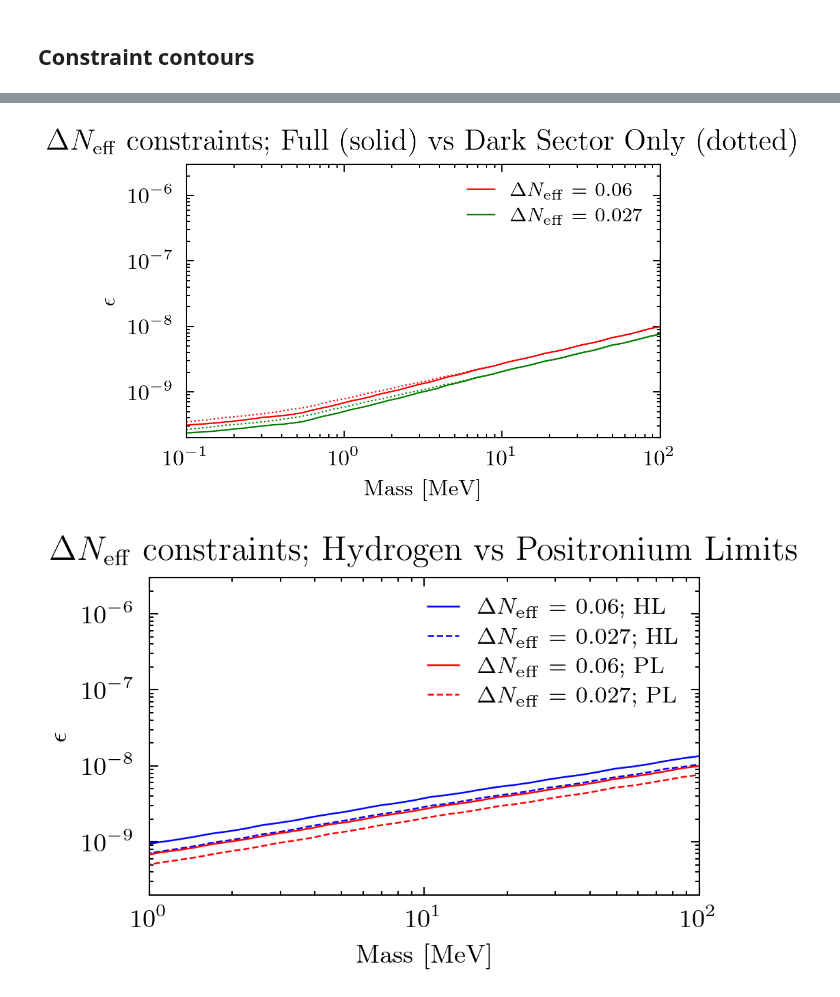
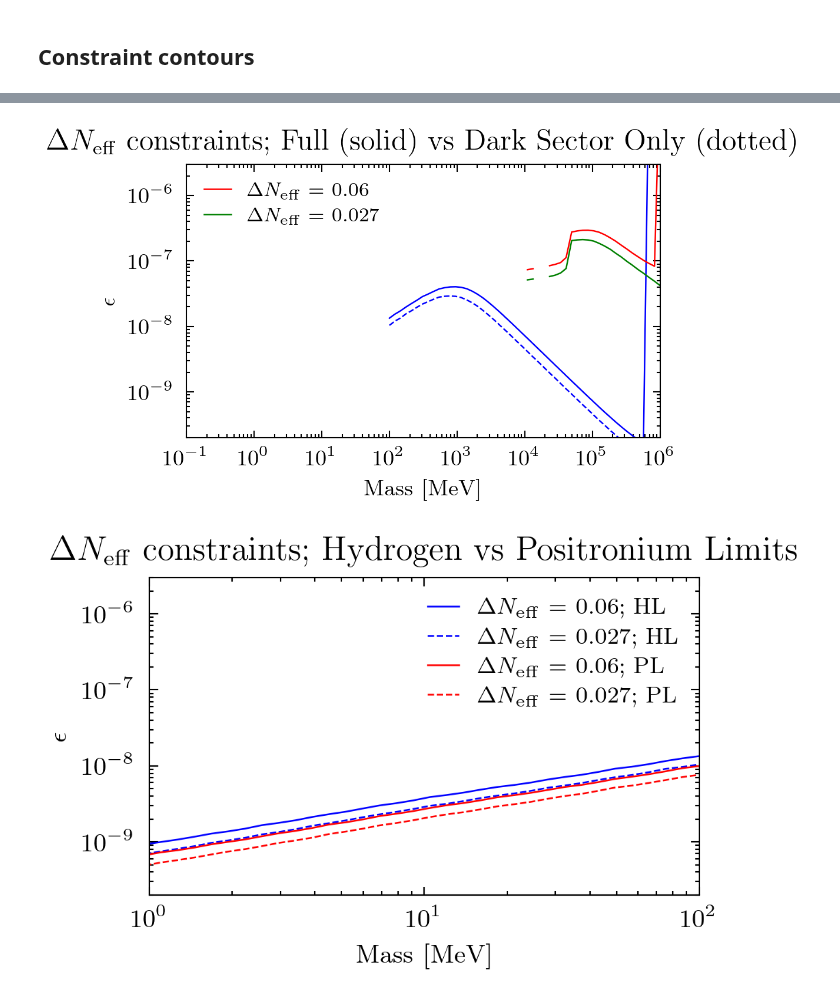
Before and after one commit to Duncan-Adams/mcp_boltzmann, a Jupyter notebook: notebooks/adm_results.ipynb, the cells around one changed output, grey strips where cells are left out. Drawn from its saved outputs; the diff is of its cells as text; code cells hidden in the pictures.

```diff
--- a/notebooks/adm_results.ipynb
+++ b/notebooks/adm_results.ipynb
@@ -23,8 +23,10 @@ plt.rcParams['figure.dpi'] = "300"
 # adm_results_dir = '../output/results/scan/'
 # adm_results_dir = '/Users/duncan/scrap/admscan/adm_scan/'
 # adm_results_dir = '/Users/duncan/scrap/adm_test_scans/'
-adm_results_dir = '/Users/duncan/scrap/adm_scan_fine/'
+# adm_results_dir = '/Users/duncan/scrap/adm_scan_fine/'
 # adm_results_dir = '/Users/duncan/scrap/adm_test_scans_PL/'
+#
+adm_results_dir = '/Users/duncan/scrap/adm_scan_highmass/'
 # %% [markdown]
 ### Loop over directories to find all parameter points and load results
 # %%
@@ -295,7 +318,7 @@ plt.show()
 def get_DNeff_constraint_RHS(delta_neff_Interp, constraint):
     return lambda Q: delta_neff_Interp(Q) - constraint
 
-def find_Q_DNeff_constraint(delta_neff_Interp, constraint):
+def find_Q_DNeff_constraint(delta_neff_Interp, constraint, Q_min=1e-10, Q_max = 1e-4, Q_0=1e-9):
     Q_min = delta_neff_Interp.x[0]
     Q_max = delta_neff_Interp.x[-1]
 
@@ -303,8 +326,8 @@ def find_Q_DNeff_constraint(delta_neff_Interp, constraint):
         constraint_res = root_scalar(
          get_DNeff_constraint_RHS(delta_neff_Interp, constraint),
          # bracket=(Q_min, Q_max),
-         bracket=(Q_min, 2e-8),
-         x0=2e-9
+         bracket=(Q_min, Q_max),
+         x0=Q_0
     )
         return constraint_res.root
     except Exception as e:
@@ -333,6 +356,8 @@ for (i, mass) in enumerate(Delta_N_eff_interp_dict.keys()):
       HL_key = list(Delta_N_eff_interp_dict[mass].keys())[-1]
       PL_key = list(Delta_N_eff_interp_dict[mass].keys())[0]
 
+
+
       Q_Neff_0_06_HL[i] = find_Q_DNeff_constraint(Delta_N_eff_interp_dict[mass][HL_key], 0.06)
       Q_Neff_0_027_HL[i] = find_Q_DNeff_constraint(Delta_N_eff_interp_dict[mass][HL_key], 0.027)
       Q_Neff_0_16_HL[i] = find_Q_DNeff_constraint(Delta_N_eff_interp_dict[mass][HL_key], 0.16)
@@ -346,3 +371,9 @@ for (i, mass) in enumerate(Delta_N_eff_interp_dict.keys()):
 
       Q_Neff_0_06_PL_DSO[i] = find_Q_DNeff_constraint(Delta_N_eff_dso_interp_dict[mass][PL_key], 0.06)
       Q_Neff_0_027_PL_DSO[i] = find_Q_DNeff_constraint(Delta_N_eff_dso_interp_dict[mass][PL_key], 0.027)
+
+      if i == 38:
+          print(HL_key)
+          print(PL_key)
+          print(Q_Neff_0_06_HL[i])
+          print(Q_Neff_0_06_PL[i])
@@ -367,32 +432,32 @@ shelton_neff_const_0_027 = load_csv('../input/fig/2206.13530_fig1_0_027.csv')
 # %%
-# plt.plot(dark_electron_masses, Q_Neff_0_06_HL, color='blue', linestyle='solid')
-# plt.plot(dark_electron_masses, Q_Neff_0_027_HL, color='blue', linestyle='dashed')
+plt.plot(dark_electron_masses, Q_Neff_0_06_HL, color='blue', linestyle='solid')
+plt.plot(dark_electron_masses, Q_Neff_0_027_HL, color='blue', linestyle='dashed')
 
 plt.plot(dark_electron_masses, Q_Neff_0_06_PL, color='red', linestyle='solid', label=r'$\Delta N_{\rm eff}$ = 0.06')
 plt.plot(dark_electron_masses, Q_Neff_0_027_PL, color='green', linestyle='solid', label=r'$\Delta N_{\rm eff}$ = 0.027')
 
-plt.plot(dark_electron_masses, Q_Neff_0_06_PL_DSO, color='red', linestyle='dotted')
-plt.plot(dark_electron_masses, Q_Neff_0_027_PL_DSO, color='green', linestyle='dotted')
+# plt.plot(dark_electron_masses, Q_Neff_0_06_PL_DSO, color='red', linestyle='dotted')
+# plt.plot(dark_electron_masses, Q_Neff_0_027_PL_DSO, color='green', linestyle='dotted')
 
 # plt.plot(*shelton_neff_const_0_06)
 # plt.plot(*shelton_neff_const_0_027)
 
-plt.xlim(0.1, 100)
+plt.xlim(0.1, 1e6)
 plt.ylim(2e-10, 3e-6)
 plt.yscale('log')
 plt.xscale('log')
 
 plt.xlabel('Mass [MeV]')
 plt.ylabel(r'$\epsilon$')
 
 plt.legend()
 plt.title(r'$\Delta N_{\rm eff}$ constraints; Full (solid) vs Dark Sector Only (dotted)')
 
 plt.savefig('../output/figures/delta_neff_constraint_full_vs_dso.pdf')
 
 plt.show()
 # %% [output]
-[figure, old version]
+[figure, new version]
 # %%
 plt.plot(dark_electron_masses, Q_Neff_0_06_HL, color='blue', linestyle='solid', label=r'$\Delta N_{\rm eff}$ = 0.06; HL')
 plt.plot(dark_electron_masses, Q_Neff_0_027_HL, color='blue', linestyle='dashed', label=r'$\Delta N_{\rm eff}$ = 0.027; HL')
```
Also changed, not shown: parts of 14 cells of this notebook, 6 other files.
